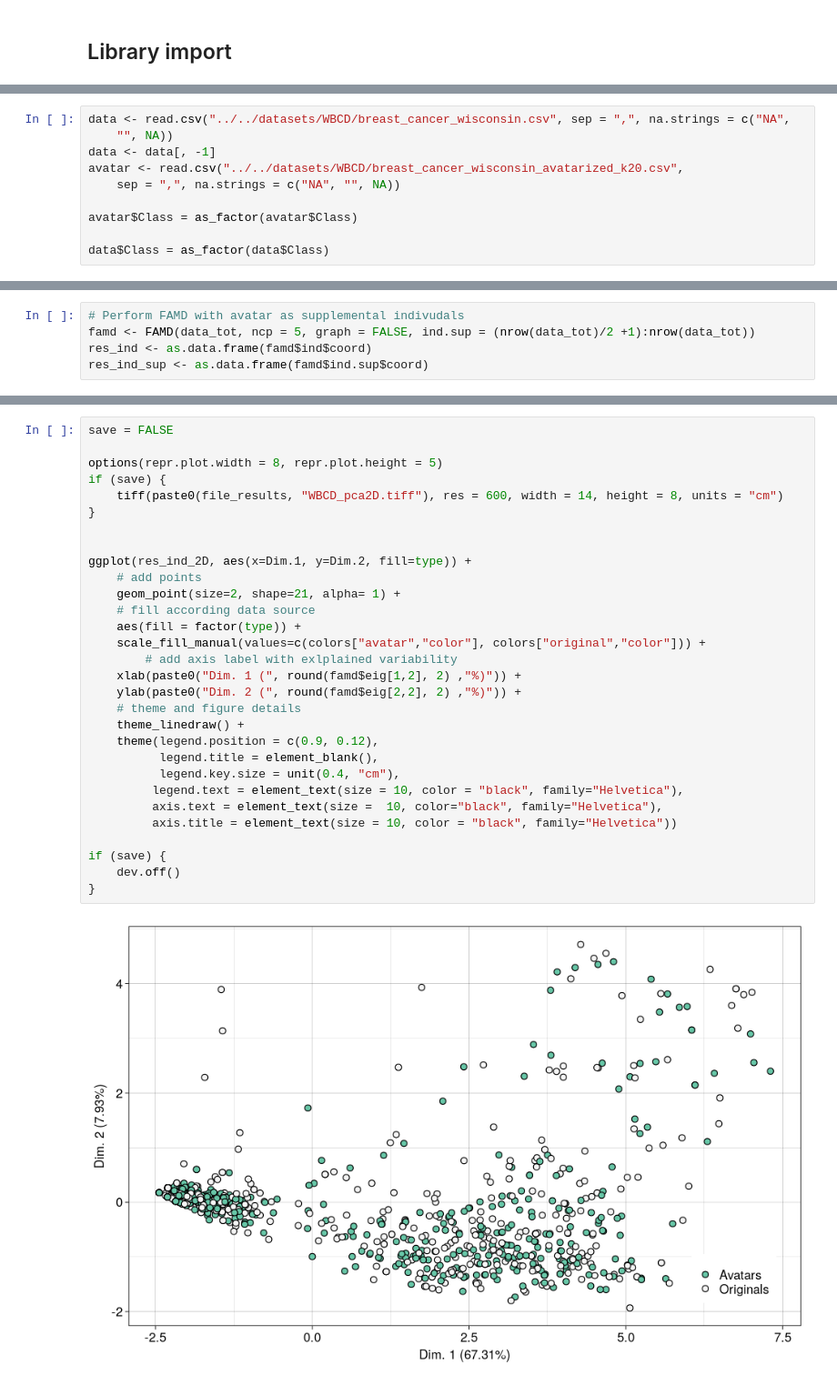
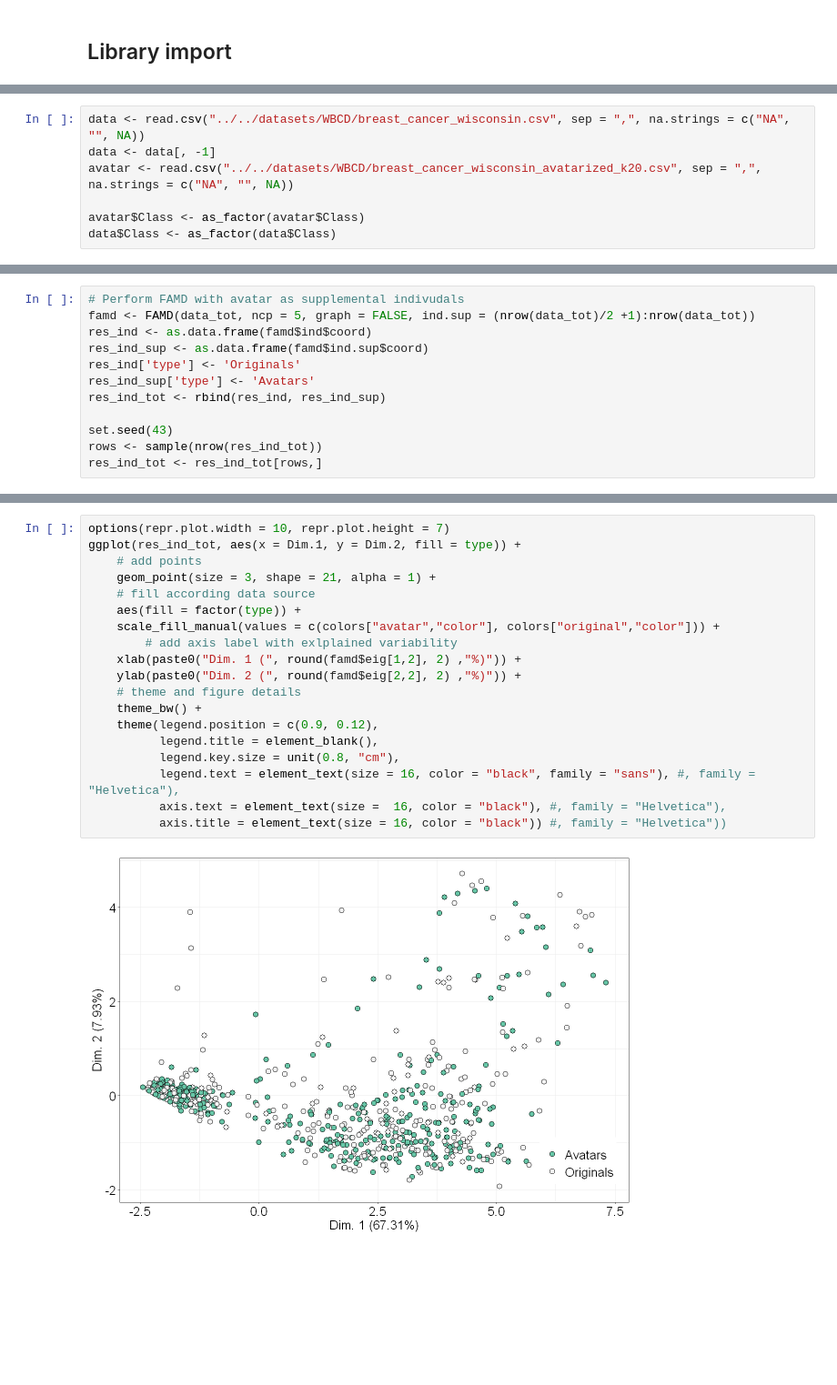
Before and after one commit to octopize/avatar-paper, a Jupyter notebook: notebooks/final_figure/messageAB_WBCD.ipynb, the cells around one changed output, grey strips where cells are left out. Shown at 91% size. Saved outputs shown, nothing was run; the diff lists cells and outputs as text; blank space fills up the shorter version.

```diff
--- a/notebooks/final_figure/messageAB_WBCD.ipynb
+++ b/notebooks/final_figure/messageAB_WBCD.ipynb
@@ -64,12 +57,9 @@ py_run_string("from lsg.dimension.projection import Projection")
 py_run_string("from lsg.security_metrics.record_to_avatar_distance import record_to_avatar_distance")
 py_run_string("from lsg.security_metrics.local_cloaking import local_cloaking")
 # %%
-data <- read.csv("../../datasets/WBCD/breast_cancer_wisconsin.csv", sep = ",", na.strings = c("NA",
-    "", NA))
+data <- read.csv("../../datasets/WBCD/breast_cancer_wisconsin.csv", sep = ",", na.strings = c("NA", "", NA))
 data <- data[, -1]
-avatar <- read.csv("../../datasets/WBCD/breast_cancer_wisconsin_avatarized_k20.csv",
-    sep = ",", na.strings = c("NA", "", NA))
+avatar <- read.csv("../../datasets/WBCD/breast_cancer_wisconsin_avatarized_k20.csv", sep = ",", na.strings = c("NA", "", NA))
 
-avatar$Class = as_factor(avatar$Class)
-
-data$Class = as_factor(data$Class)
+avatar$Class <- as_factor(avatar$Class)
+data$Class <- as_factor(data$Class)
@@ -89,3 +78,10 @@ data_tot <- rbind(data, avatar)
 famd <- FAMD(data_tot, ncp = 5, graph = FALSE, ind.sup = (nrow(data_tot)/2 +1):nrow(data_tot))
 res_ind <- as.data.frame(famd$ind$coord)
 res_ind_sup <- as.data.frame(famd$ind.sup$coord)
+res_ind['type'] <- 'Originals'
+res_ind_sup['type'] <- 'Avatars'
+res_ind_tot <- rbind(res_ind, res_ind_sup)
+
+set.seed(43)
+rows <- sample(nrow(res_ind_tot))
+res_ind_tot <- res_ind_tot[rows,]
@@ -102,33 +88,22 @@ res_ind_2D <- res_ind_2D[rows, ]
 # %%
-save = FALSE
-
-options(repr.plot.width = 8, repr.plot.height = 5)
-if (save) {
-    tiff(paste0(file_results, "WBCD_pca2D.tiff"), res = 600, width = 14, height = 8, units = "cm")
-}
-
-
-ggplot(res_ind_2D, aes(x=Dim.1, y=Dim.2, fill=type)) +
+options(repr.plot.width = 10, repr.plot.height = 7)
+ggplot(res_ind_tot, aes(x = Dim.1, y = Dim.2, fill = type)) +
     # add points
-    geom_point(size=2, shape=21, alpha= 1) +
+    geom_point(size = 3, shape = 21, alpha = 1) +
     # fill according data source
     aes(fill = factor(type)) +
-    scale_fill_manual(values=c(colors["avatar","color"], colors["original","color"])) +
+    scale_fill_manual(values = c(colors["avatar","color"], colors["original","color"])) +
         # add axis label with exlplained variability
     xlab(paste0("Dim. 1 (", round(famd$eig[1,2], 2) ,"%)")) +
     ylab(paste0("Dim. 2 (", round(famd$eig[2,2], 2) ,"%)")) +
     # theme and figure details
-    theme_linedraw() +
+    theme_bw() +
     theme(legend.position = c(0.9, 0.12),
           legend.title = element_blank(),
-          legend.key.size = unit(0.4, "cm"),
-         legend.text = element_text(size = 10, color = "black", family="Helvetica"),
-         axis.text = element_text(size =  10, color="black", family="Helvetica"),
-         axis.title = element_text(size = 10, color = "black", family="Helvetica"))
-
-if (save) {
-    dev.off()
-}
+          legend.key.size = unit(0.8, "cm"),
+          legend.text = element_text(size = 16, color = "black", family = "sans"), #, family = "Helvetica"),
+          axis.text = element_text(size =  16, color = "black"), #, family = "Helvetica"),
+          axis.title = element_text(size = 16, color = "black")) #, family = "Helvetica"))
 # %% [output]
-[figure, old version]
+[figure, new version]
 # %% [markdown]
```
Also changed, not shown: parts of 22 cells of this notebook, 1 other file.
